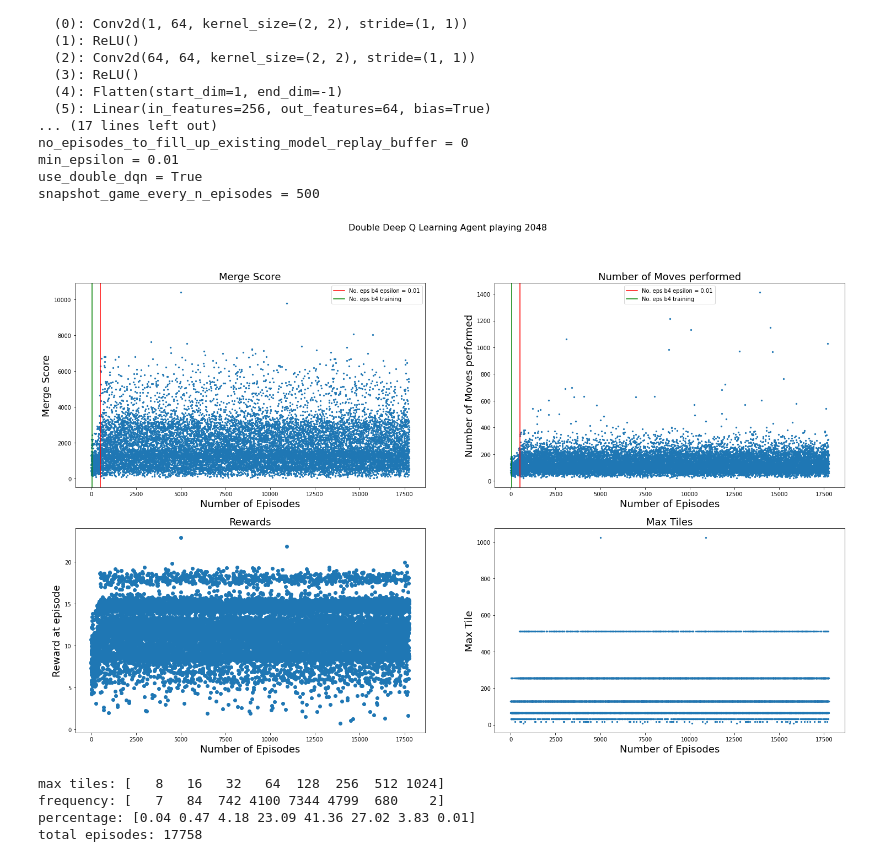
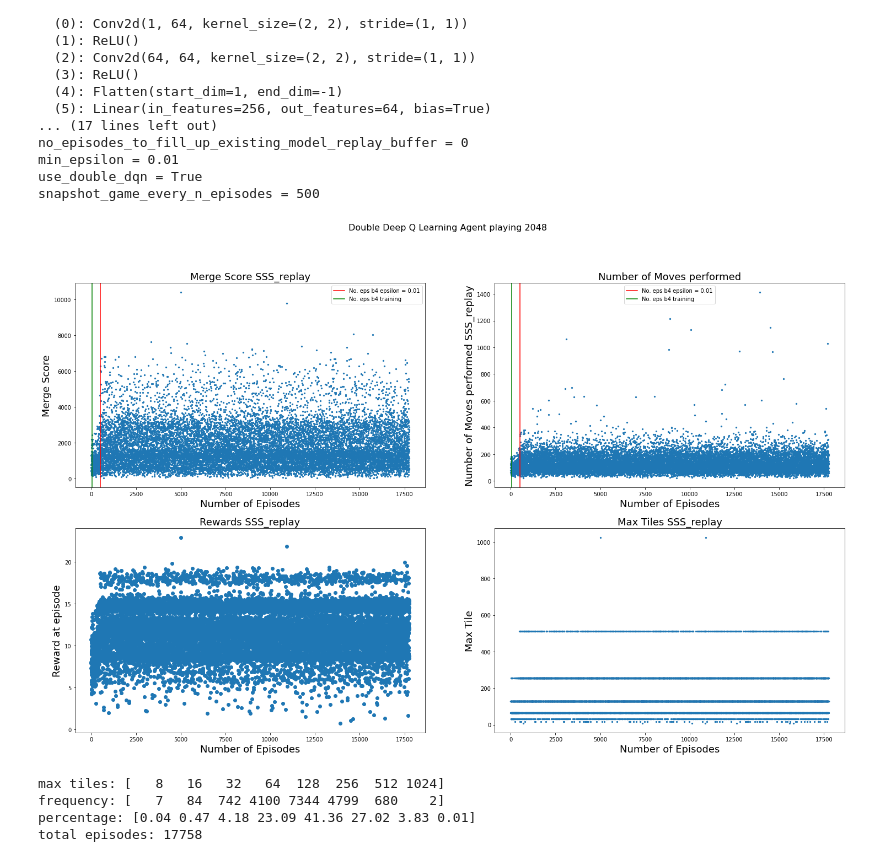
Before and after one commit to ribal-aladeeb/reinforcement-learning-2048, a Jupyter notebook: experiments/experiment_analysis.ipynb, the cells around one changed output. Saved outputs shown, nothing was run; the diff lists cells and outputs as text; code cells hidden in the pictures.

Commit message:
Added job name to the thing

```diff
--- a/experiments/experiment_analysis.ipynb
+++ b/experiments/experiment_analysis.ipynb
@@ -102,37 +102,36 @@ ax4 = fig.add_subplot(224)
 
 title = "Deep Q Learning Agent playing 2048"
 if hyperparameters['use_double_dqn']:
     title = "Double " + title
 fig.suptitle(title, fontsize=16)
 
-
 ax1.scatter(iteration, merge_scores, s=s)
-ax1.set_title("Merge Score", fontsize=18)
+ax1.set_title("Merge Score " + job_name, fontsize=18)
 ax1.set_ylabel("Merge Score", fontsize=18)
 ax1.set_xlabel("Number of Episodes", fontsize=18)
 ax1.axvline(x=hyperparameters["no_episodes_to_reach_epsilon"], c='r', label=f"No. eps b4 epsilon = {hyperparameters['min_epsilon']}")
 ax1.axvline(x=hyperparameters["no_episodes_before_training"], c='g', label="No. eps b4 training")
 ax1.legend()
 
 ax4.scatter(iteration, max_tiles, s=s)
-ax4.set_title("Max Tiles",  fontsize=18)
+ax4.set_title("Max Tiles " + job_name,  fontsize=18)
 ax4.set_ylabel("Max Tile", fontsize=18)
 ax4.set_xlabel("Number of Episodes", fontsize=18)
 
 ax3.scatter(iteration, rewards)
-ax3.set_title("Rewards", fontsize=18)
+ax3.set_title("Rewards " + job_name, fontsize=18)
 ax3.set_ylabel("Reward at episode", fontsize=18)
 ax3.set_xlabel("Number of Episodes", fontsize=18)
 
 ax2.scatter(iteration, number_of_moves, s=s)
 ax2.set_title("Number of Moves performed", fontsize=18)
-ax2.set_ylabel("Number of Moves performed", fontsize=18)
+ax2.set_ylabel("Number of Moves performed " + job_name, fontsize=18)
 ax2.axvline(x=hyperparameters["no_episodes_to_reach_epsilon"], c='r', label=f"No. eps b4 epsilon = {hyperparameters['min_epsilon']}")
 ax2.axvline(x=hyperparameters["no_episodes_before_training"], c='g', label="No. eps b4 training")
 ax2.legend()
 ax2.set_xlabel("Number of Episodes", fontsize=18)
 
 plt.show()
 # %% [output]
-[figure, old version]
+[figure, new version]
 # %%
```
Also changed, not shown: parts of 1 cell of this notebook.
